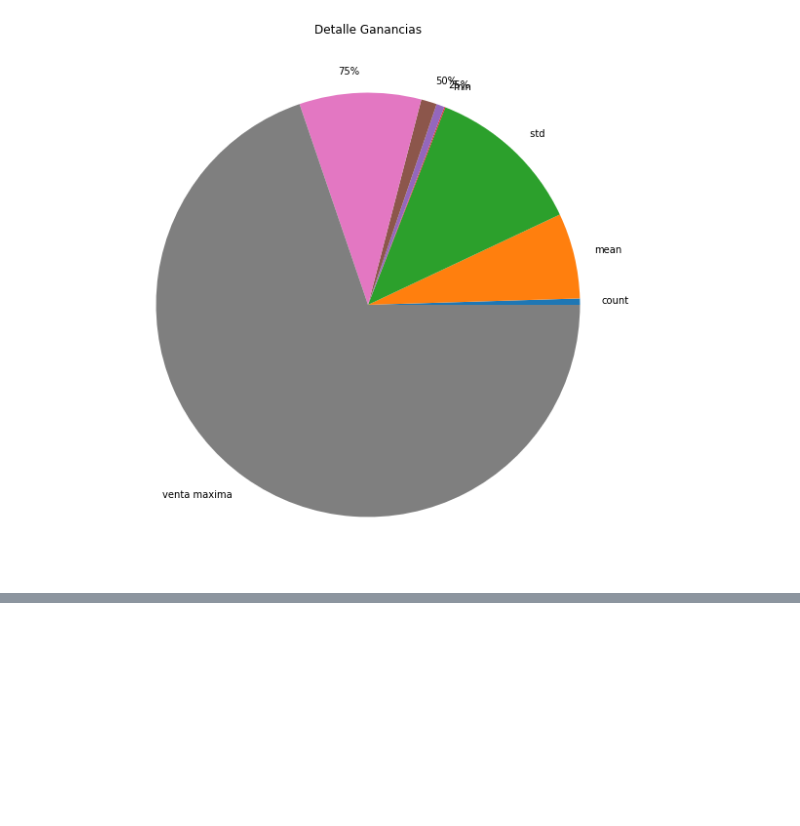
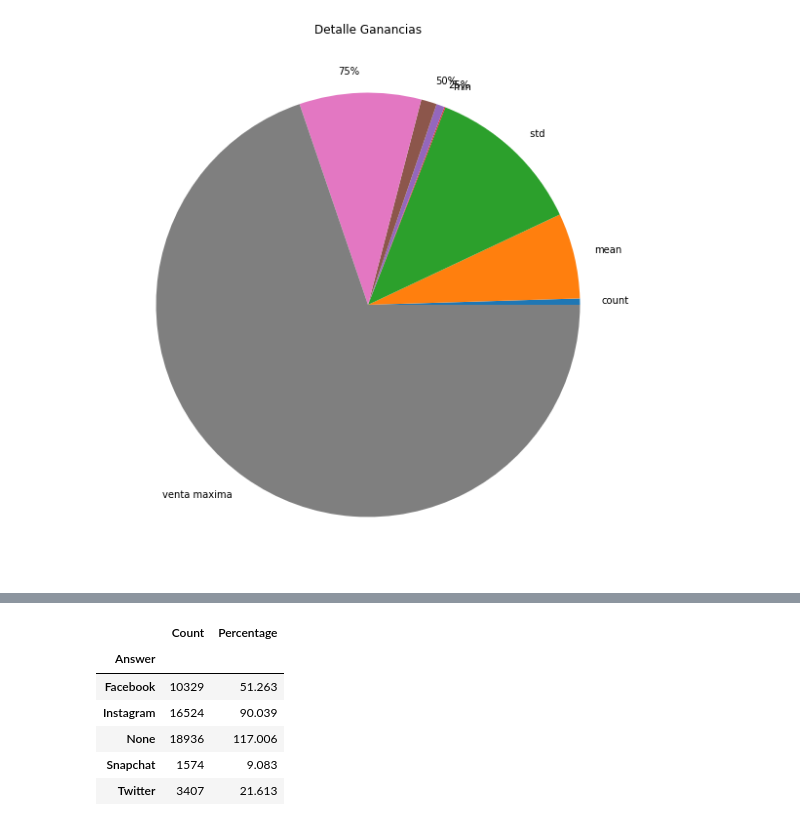
Before and after one commit to luchohpm/aplicacionweb, a Jupyter notebook: factura.ipynb, the cells around one changed output, grey strips where cells are left out. Cells and saved outputs as stored; diff of their text form; code cells hidden in the pictures; blank space fills up the shorter version.

```diff
--- a/factura.ipynb
+++ b/factura.ipynb
@@ -253,0 +377,12 @@ plt.show() # Siempre recomendable agregar la funcion show al final
+# %%
+resu=df_redsocial.groupby( "Answer").sum()
+
+resu
+# %% [output]
+|  | Count | Percentage |
+| Answer |  |  |
+| Facebook | 10329 | 51.263 |
+| Instagram | 16524 | 90.039 |
+| None | 18936 | 117.006 |
+| Snapchat | 1574 | 9.083 |
+| Twitter | 3407 | 21.613 |
```
Also changed, not shown: parts of 14 cells of this notebook.
